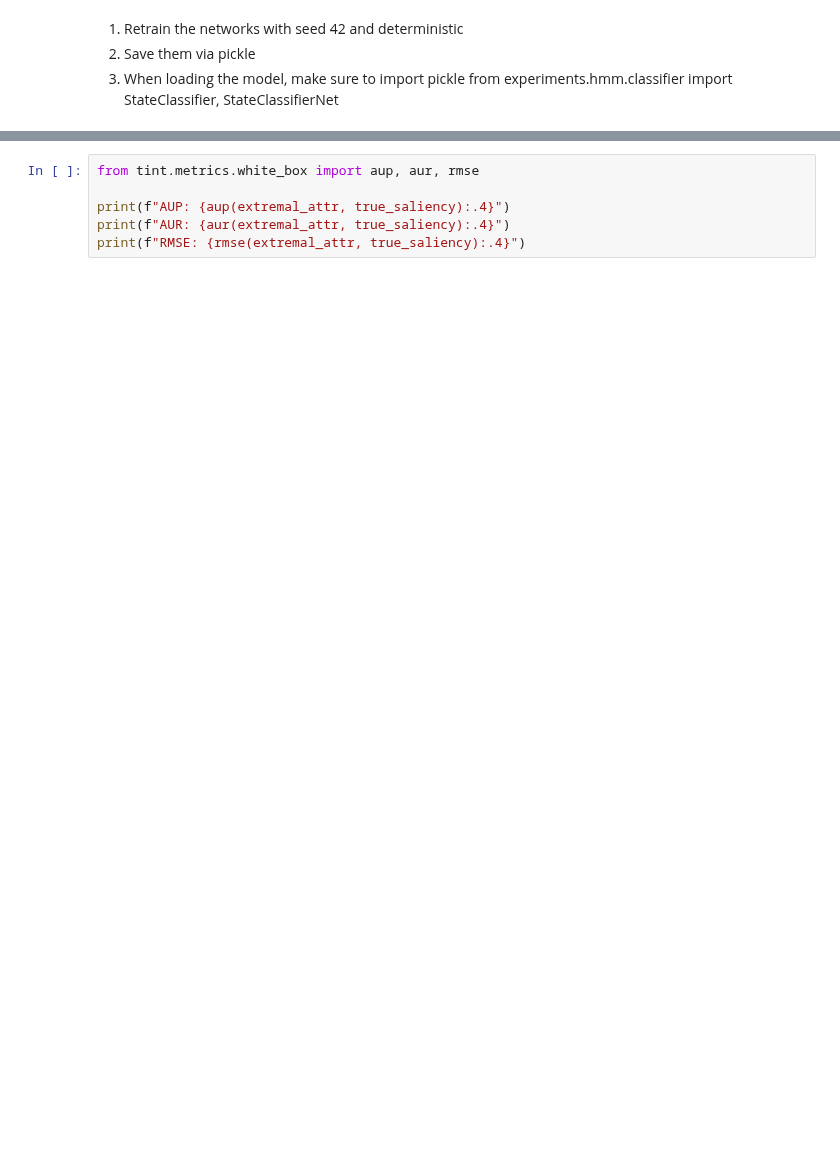
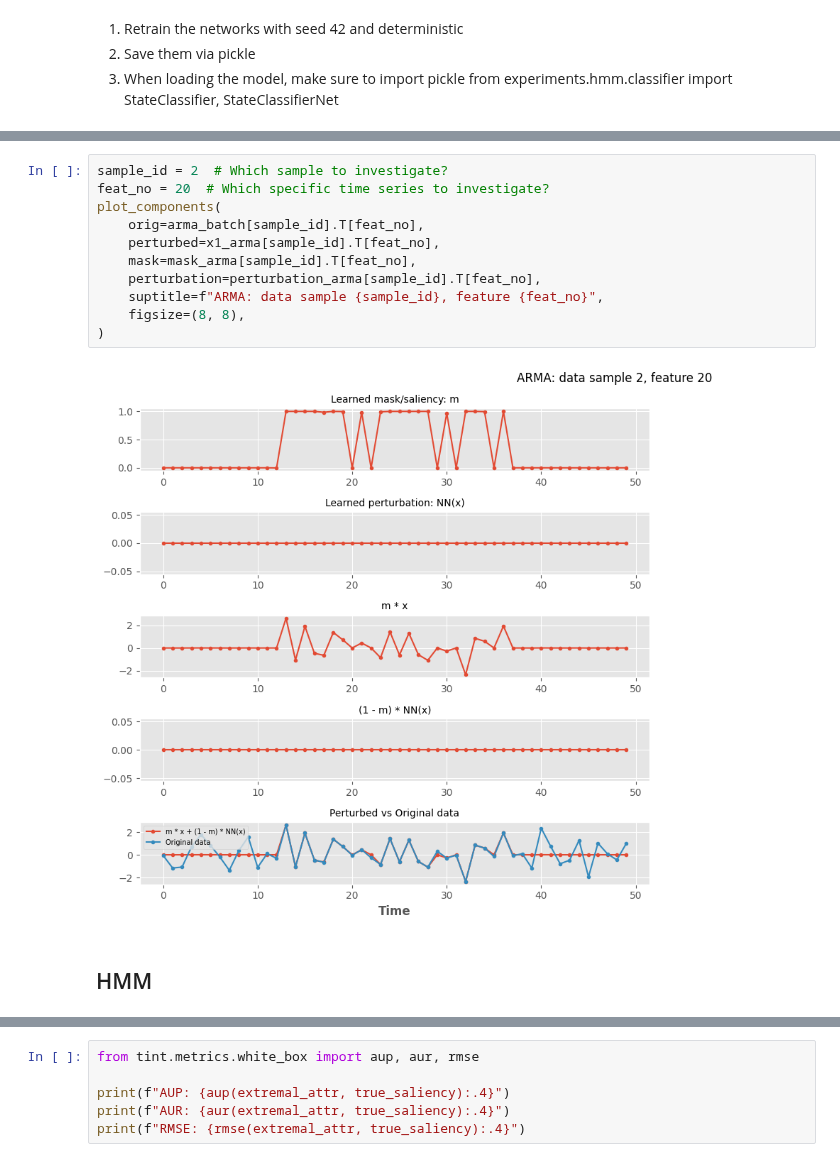
Before and after one commit to anonymous8293/factai, a Jupyter notebook: experiments/hmm/visualization.ipynb, the cells around one changed output, grey strips where cells are left out. Saved outputs shown, nothing was run; the diff lists cells and outputs as text; blank space fills up the shorter version.

```diff
--- a/experiments/hmm/visualization.ipynb
+++ b/experiments/hmm/visualization.ipynb
@@ -230,0 +289,15 @@ plot_saliency2(saliencies)
+# %%
+sample_id = 2  # Which sample to investigate?
+feat_no = 20  # Which specific time series to investigate?
+plot_components(
+    orig=arma_batch[sample_id].T[feat_no],
+    perturbed=x1_arma[sample_id].T[feat_no],
+    mask=mask_arma[sample_id].T[feat_no],
+    perturbation=perturbation_arma[sample_id].T[feat_no],
+    suptitle=f"ARMA: data sample {sample_id}, feature {feat_no}",
+    figsize=(8, 8),
+)
+# %% [output]
+[figure, added]
+# %% [markdown]
+## HMM
```
Also changed, not shown: parts of 58 cells of this notebook.
